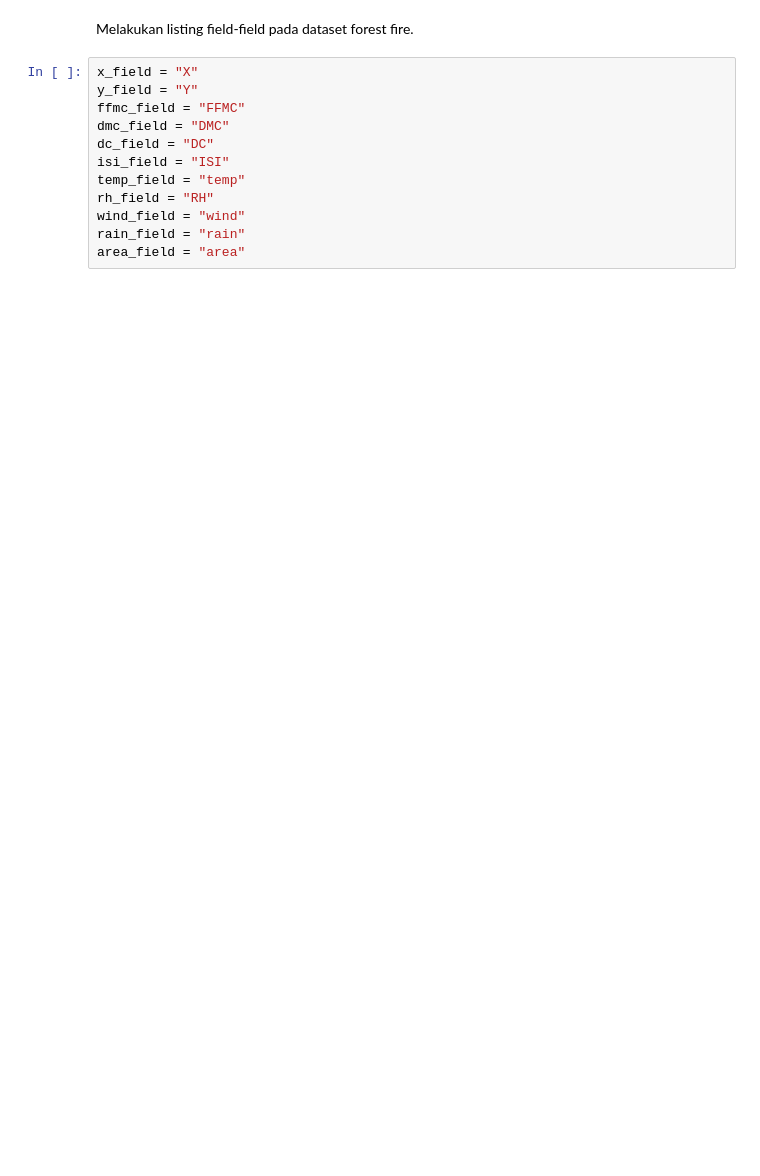
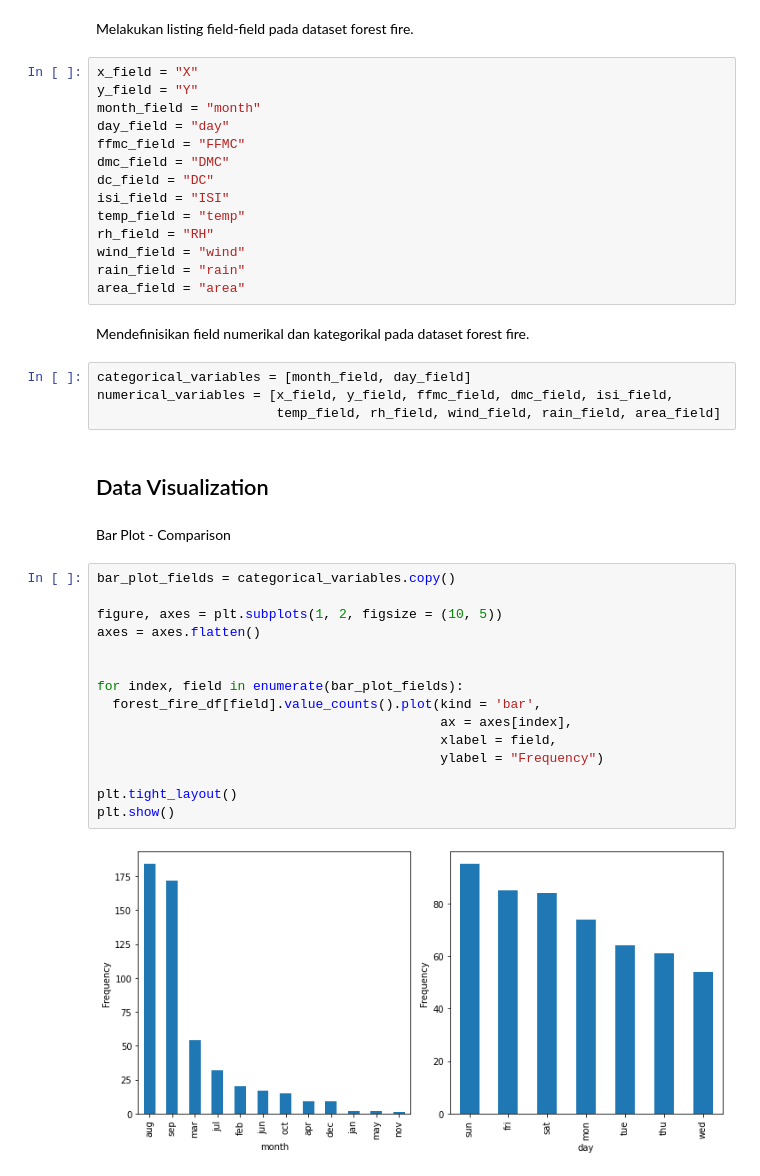
Before and after one commit to MaxZx3000/Forest-Fire, a Jupyter notebook: Final_Project_Forest_Fire_Classifier_(Anthony_Kevin_Oktavius).ipynb, the cells around one changed output. Saved outputs shown, nothing was run; the diff lists cells and outputs as text; blank space fills up the shorter version.

Commit message:
Added Bar Plot - Comparison

```diff
--- a/Final_Project_Forest_Fire_Classifier_(Anthony_Kevin_Oktavius).ipynb
+++ b/Final_Project_Forest_Fire_Classifier_(Anthony_Kevin_Oktavius).ipynb
@@ -90,6 +90,8 @@ Melakukan listing field-field pada dataset forest fire.
 # %%
 x_field = "X"
 y_field = "Y"
+month_field = "month"
+day_field = "day"
 ffmc_field = "FFMC"
 dmc_field = "DMC"
 dc_field = "DC"
@@ -99,3 +101,30 @@ rh_field = "RH"
 wind_field = "wind"
 rain_field = "rain"
 area_field = "area"
+# %% [markdown]
+Mendefinisikan field numerikal dan kategorikal pada dataset forest fire.
+# %%
+categorical_variables = [month_field, day_field]
+numerical_variables = [x_field, y_field, ffmc_field, dmc_field, isi_field,
+                       temp_field, rh_field, wind_field, rain_field, area_field]
+# %% [markdown]
+## Data Visualization
+# %% [markdown]
+Bar Plot - Comparison
+# %%
+bar_plot_fields = categorical_variables.copy()
+
+figure, axes = plt.subplots(1, 2, figsize = (10, 5))
+axes = axes.flatten()
+
+
+for index, field in enumerate(bar_plot_fields):
+  forest_fire_df[field].value_counts().plot(kind = 'bar',
+                                            ax = axes[index],
+                                            xlabel = field,
+                                            ylabel = "Frequency")
+
+plt.tight_layout()
+plt.show()
+# %% [output]
+[figure, added]
```
